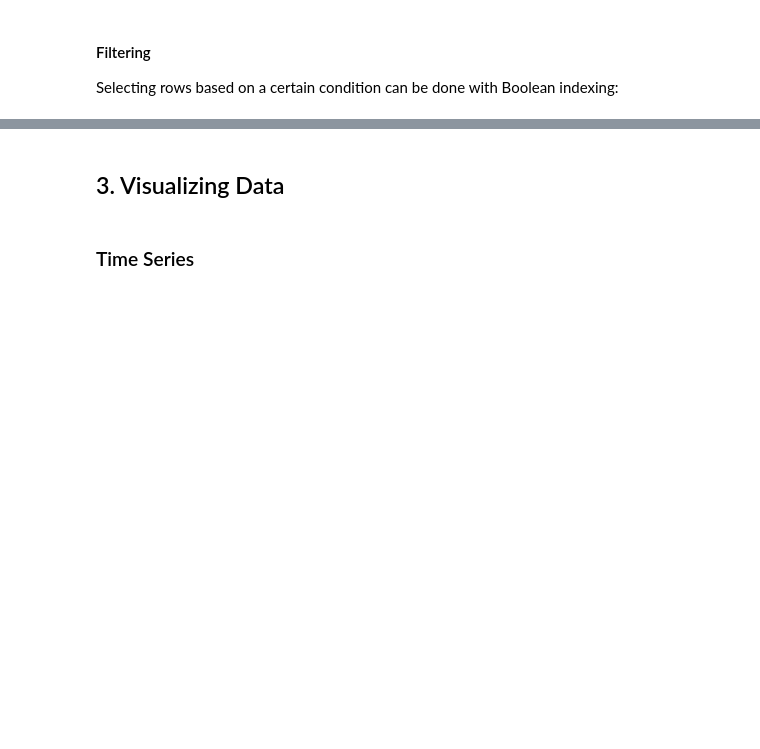
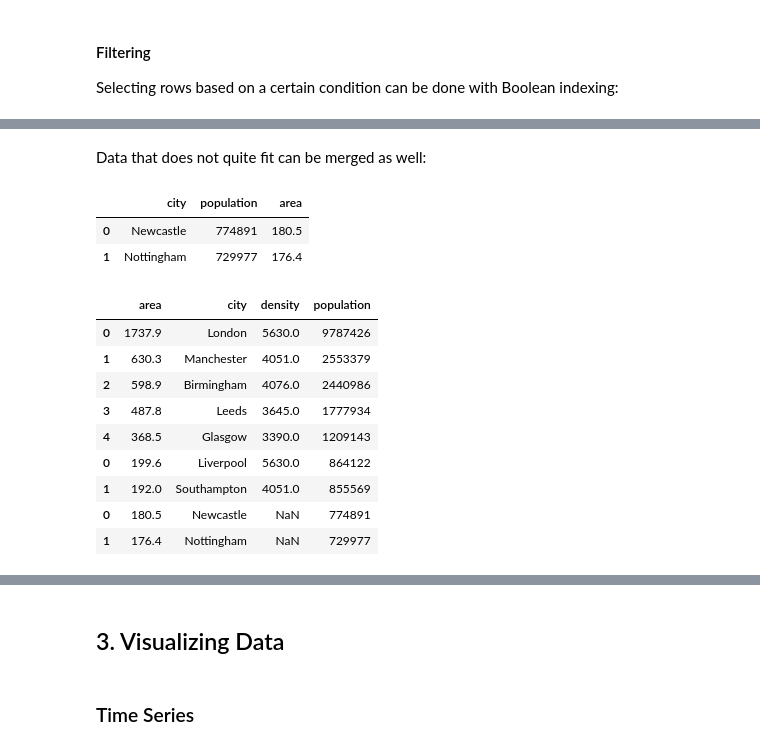
Before and after one commit to IBMDeveloperUK/Python-Pandas-Workshop, a Jupyter notebook: pandas-workshop.ipynb, the cells around one changed output, grey strips where cells are left out. Drawn from its saved outputs; the diff is of its cells as text; code cells hidden in the pictures; blank space fills up the shorter version.

```diff
--- a/pandas-workshop.ipynb
+++ b/pandas-workshop.ipynb
@@ -278,0 +471,3 @@ Fill them with for instance the average of the column, or any other value
+# %%
+cities = cities.append(cities2)
+cities
@@ -278,0 +483,7 @@ Fill them with for instance the average of the column, or any other value
+# %%
+data = {'city2':       ['London','Manchester','Birmingham','Leeds','Glasgow'],
+        'density': [5630,4051,4076,3645,3390]}
+cities3 = pd.DataFrame(data)
+# %%
+cities = pd.concat([cities, cities3], axis=1, join='inner')
+cities
@@ -278,0 +499,28 @@ Fill them with for instance the average of the column, or any other value
+# %% [markdown]
+Data that does not quite fit can be merged as well:
+# %%
+data = {'city':       ['Newcastle','Nottingham'],
+        'population': [774891,  729977],
+        'area':       [180.5,   176.4]}
+
+cities4 = pd.DataFrame(data)
+cities4
+# %% [output]
+|  | city | population | area |
+| 0 | Newcastle | 774891 | 180.5 |
+| 1 | Nottingham | 729977 | 176.4 |
+# %%
+cities = cities.append(cities4)
+cities = cities.drop(columns=['city2'])
+cities
+# %% [output]
+|  | area | city | density | population |
+| 0 | 1737.9 | London | 5630.0 | 9787426 |
+| 1 | 630.3 | Manchester | 4051.0 | 2553379 |
+| 2 | 598.9 | Birmingham | 4076.0 | 2440986 |
+| 3 | 487.8 | Leeds | 3645.0 | 1777934 |
+| 4 | 368.5 | Glasgow | 3390.0 | 1209143 |
+| 0 | 199.6 | Liverpool | 5630.0 | 864122 |
+| 1 | 192.0 | Southampton | 4051.0 | 855569 |
+| 0 | 180.5 | Newcastle | NaN | 774891 |
+| 1 | 176.4 | Nottingham | NaN | 729977 |
```
Also changed, not shown: parts of 95 cells of this notebook.
